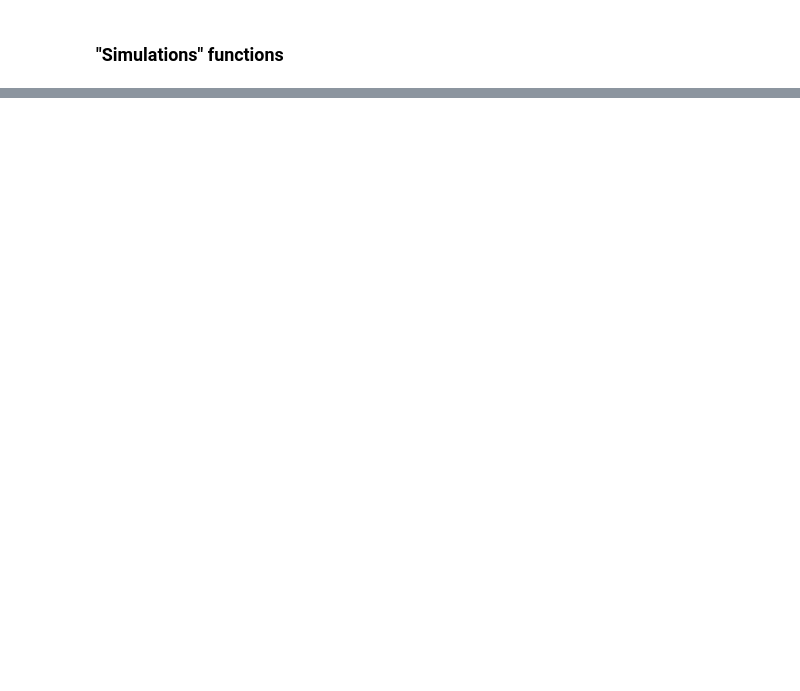
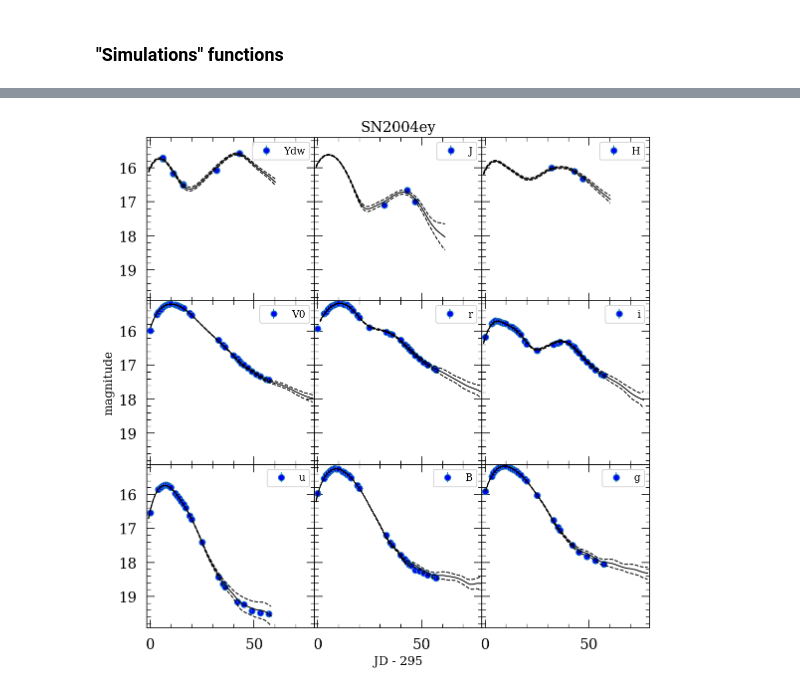
Before and after one commit to HOSTFLOWS/flows_sims, a Jupyter notebook: 2.simulations.ipynb, the cells around one changed output, grey strips where cells are left out. Drawn from its saved outputs; the diff is of its cells as text; code cells hidden in the pictures; blank space fills up the shorter version.

```diff
--- a/2.simulations.ipynb
+++ b/2.simulations.ipynb
@@ -333,0 +308,7 @@ Wall time: 1min 47s
+# %%
+sn_file = os.path.join('csp_dr3', 'SN2004ey_snpy.txt')
+
+for n_epochs in range(1, 4):
+    sn = snpy.import_lc(sn_file)
+    %time fit_combinatory(sn, n_epochs)
+# %% [output]
@@ -333,0 +321 @@ Wall time: 1min 47s
+[figure, added]
```
Also changed, not shown: parts of 8 cells of this notebook.
